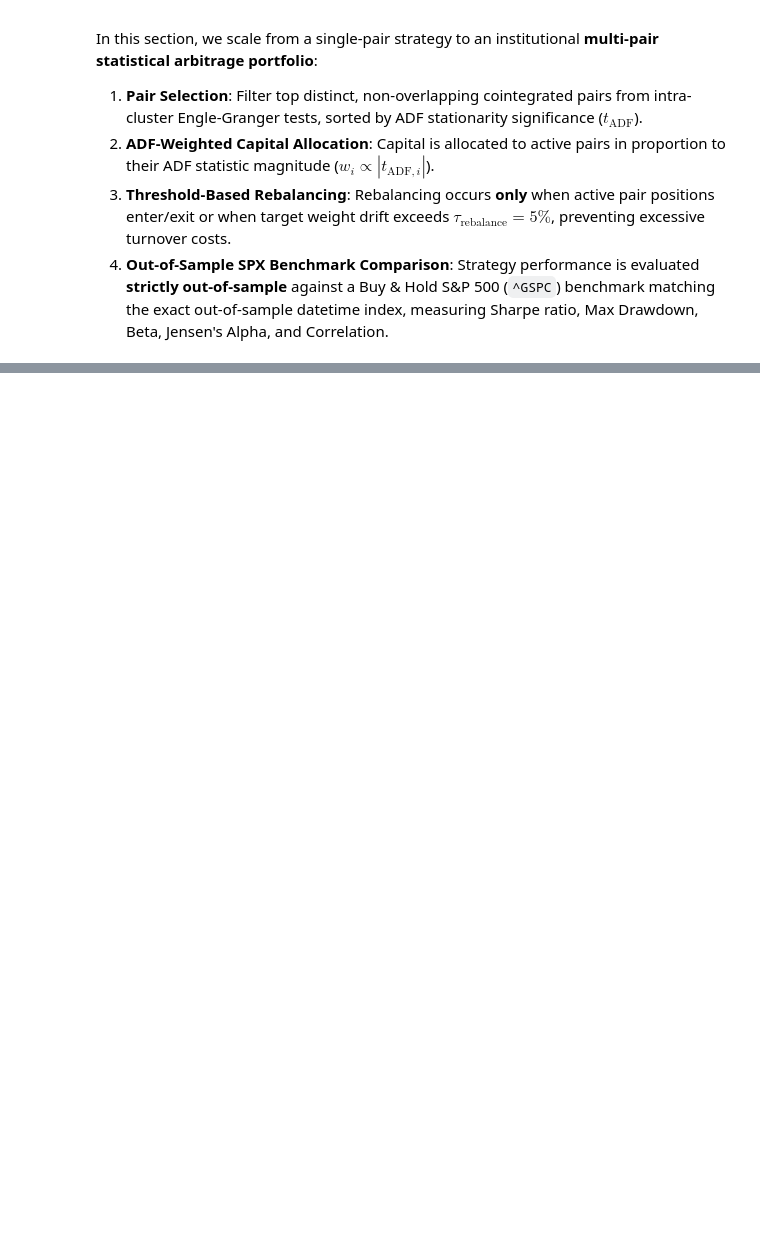
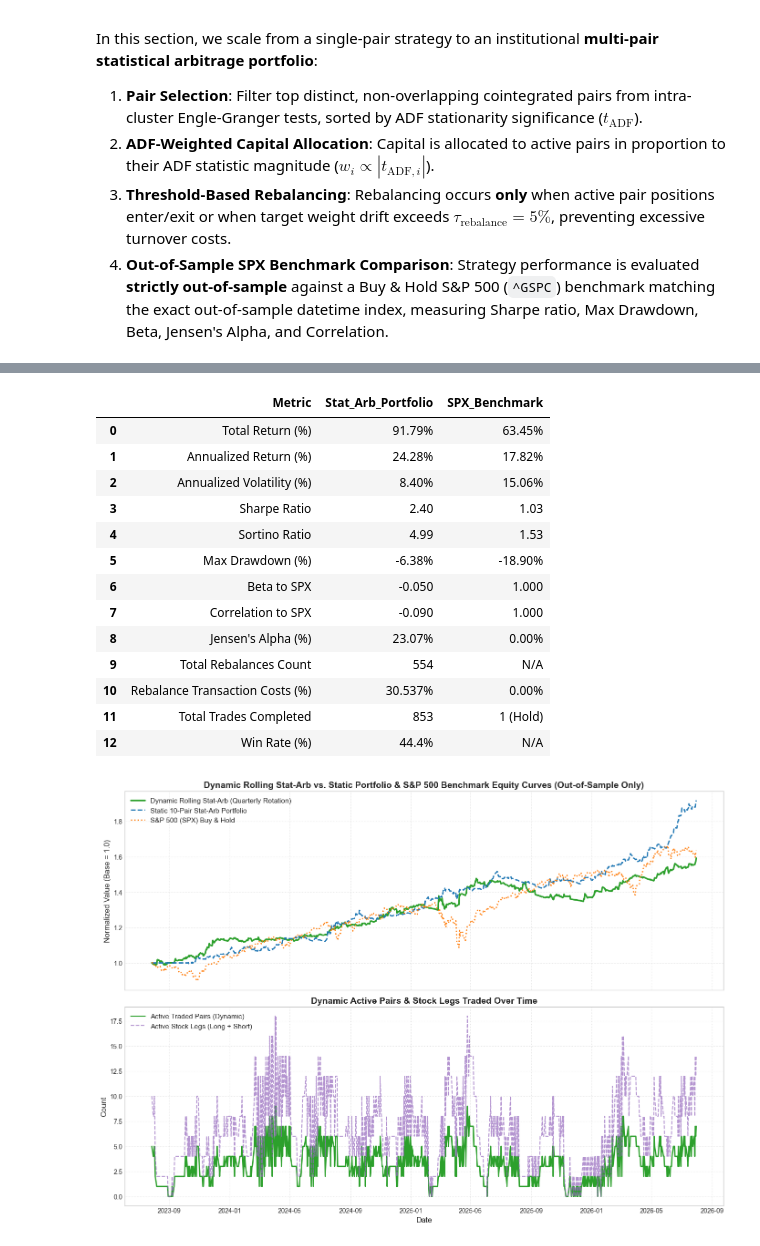
Before and after one commit to julian-olivier/Mean_reversion_strategy, a Jupyter notebook: main.ipynb, the cells around one changed output, grey strips where cells are left out. Cells and saved outputs as stored; diff of their text form; code cells hidden in the pictures; blank space fills up the shorter version.

Commit message:
-added
- dynamic pair selection
- tested diff params and these are the best.

```diff
--- a/main.ipynb
+++ b/main.ipynb
@@ -447,0 +456,60 @@ plt.show()
+# %%
+from src.backtest import run_dynamic_multi_pair_portfolio_backtest, fetch_spx_benchmark, calculate_portfolio_vs_benchmark_metrics
+
+# 1. Run Dynamic Rolling Multi-Pair Portfolio Backtest (Quarterly Rotation, 70% In-Sample / 30% Out-of-Sample)
+dyn_port_df, dyn_trades_df, dyn_metrics = run_dynamic_multi_pair_portfolio_backtest(
+    prices=prices,
+    lookback_window=252,
+    reselect_frequency=63,
+    max_pairs=10,
+    entry_z=3.0,
+    stop_z=3.5,
+    max_holding_days=20,
+    transaction_cost=0.0005,
+    rebalance_threshold=0.05,
+    train_ratio=0.7,
+    use_out_of_sample_only=True,
+    verbose=False
+)
+
+# 2. Fetch SPX Benchmark Equity (Matching Out-of-Sample Datetime Index)
+spx_equity_dyn = fetch_spx_benchmark(dyn_port_df.index, ticker='^GSPC')
+
+# 3. Calculate Comparative Performance Metrics (Strictly Out-of-Sample)
+dyn_comparison = calculate_portfolio_vs_benchmark_metrics(
+    portfolio_equity=dyn_port_df['Equity'],
+    benchmark_equity=spx_equity_dyn,
+    trades_df=dyn_trades_df,
+    rebalance_count=dyn_metrics['Rebalance_Count'],
+    total_rebalance_costs=dyn_metrics['Total_Rebalance_Costs']
+)
+
+print('=== Dynamic Rolling Stat-Arb Portfolio vs SPX Buy & Hold (Out-of-Sample Only) ===')
+display(dyn_comparison['comparison_df'])        # dynamic
+display(comparison_results['comparison_df'])    #static
+
+
+# 4. Visualizations: Dynamic Rolling vs. Static Portfolio vs. SPX Benchmark
+fig, axes = plt.subplots(2, 1, figsize=(14, 10), sharex=True)
+
+# Equity Curves
+axes[0].plot(dyn_port_df.index, dyn_port_df['Equity'], label='Dynamic Rolling Stat-Arb (Quarterly Rotation)', color='#2ca02c', linewidth=2.5)
+axes[0].plot(port_df.index, port_df['Equity'], label='Static 10-Pair Stat-Arb Portfolio', color='#1f77b4', linewidth=2.0, linestyle='--')
+axes[0].plot(spx_equity_dyn.index, spx_equity_dyn, label='S&P 500 (SPX) Buy & Hold', color='#ff7f0e', linestyle=':', linewidth=2.0)
+axes[0].set_title('Dynamic Rolling Stat-Arb vs. Static Portfolio & S&P 500 Benchmark Equity Curves (Out-of-Sample Only)', fontsize=14, fontweight='bold')
+axes[0].set_ylabel('Normalized Value (Base = 1.0)', fontsize=12)
+axes[0].grid(True, linestyle=':', alpha=0.6)
+axes[0].legend(loc='upper left', fontsize=11)
+
+# Active Pairs & Stock Legs over Time
+axes[1].plot(dyn_port_df.index, dyn_port_df['Active_Pairs'], label='Active Traded Pairs (Dynamic)', color='#2ca02c', linewidth=2.0)
+axes[1].plot(dyn_port_df.index, dyn_port_df['Active_Legs'], label='Active Stock Legs (Long + Short)', color='#9467bd', linestyle='--', linewidth=1.5, alpha=0.7)
+axes[1].set_title('Dynamic Active Pairs & Stock Legs Traded Over Time', fontsize=14, fontweight='bold')
+axes[1].set_ylabel('Count', fontsize=12)
+axes[1].set_xlabel('Date', fontsize=12)
+axes[1].legend(loc='upper left', fontsize=11)
+axes[1].grid(True, linestyle=':', alpha=0.6)
+
+plt.tight_layout()
+plt.show()
+# %% [output]
@@ -447,0 +547,15 @@ plt.show()
+|  | Metric | Stat_Arb_Portfolio | SPX_Benchmark |
+| 0 | Total Return (%) | 91.79% | 63.45% |
+| 1 | Annualized Return (%) | 24.28% | 17.82% |
+| 2 | Annualized Volatility (%) | 8.40% | 15.06% |
+| 3 | Sharpe Ratio | 2.40 | 1.03 |
+| 4 | Sortino Ratio | 4.99 | 1.53 |
+| 5 | Max Drawdown (%) | -6.38% | -18.90% |
+| 6 | Beta to SPX | -0.050 | 1.000 |
+| 7 | Correlation to SPX | -0.090 | 1.000 |
+| 8 | Jensen's Alpha (%) | 23.07% | 0.00% |
+| 9 | Total Rebalances Count | 554 | N/A |
+| 10 | Rebalance Transaction Costs (%) | 30.537% | 0.00% |
+| 11 | Total Trades Completed | 853 | 1 (Hold) |
+| 12 | Win Rate (%) | 44.4% | N/A |
+[figure, added]
```
Also changed, not shown: parts of 4 cells of this notebook, 4 other files.
